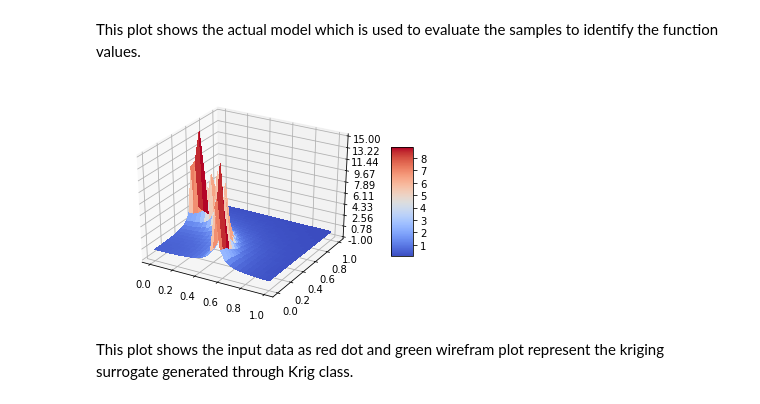
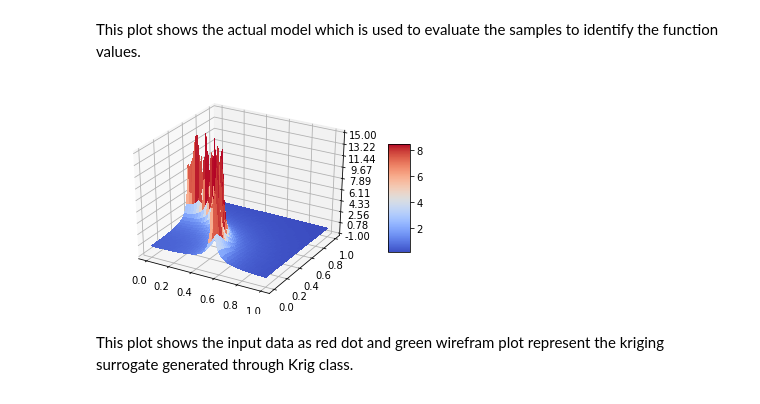
Before and after one commit to volpatto/UQpy, a Jupyter notebook: example/Kriging/Krig_Example2.ipynb, the cells around one changed output. Cells and saved outputs as stored; diff of their text form; code cells hidden in the pictures.

```diff
--- a/example/Kriging/Krig_Example2.ipynb
+++ b/example/Kriging/Krig_Example2.ipynb
@@ -35,30 +35,30 @@ Done!
 # %% [markdown]
 This plot shows the actual model which is used to evaluate the samples to identify the function values.
 # %%
-num = 25
+num = 75
 x1 = np.linspace(0, 1, num)
 x2 = np.linspace(0, 1, num)
 x1v, x2v = np.meshgrid(x1, x2)
 y = np.zeros([num, num])
 y_act = np.zeros([num, num])
 mse = np.zeros([num, num])
 for i in range(num):
     for j in range(num):
         y[i, j], mse[i, j] = K.interpolate(np.array([x1v[i, j], x2v[i, j]]), dy=True)
         y_act[i, j] = np.array(RunModel(np.array([[x1v[i, j], x2v[i, j]]]), model_script='python_model_function.py',
                                ).qoi_list)
 
 fig1 = plt.figure()
 ax = fig1.gca(projection='3d')
 surf = ax.plot_surface(x1v, x2v, y_act, cmap=cm.coolwarm, linewidth=0, antialiased=False)
 ax.set_zlim(-1, 15)
 ax.zaxis.set_major_locator(LinearLocator(10))
 ax.zaxis.set_major_formatter(FormatStrFormatter('%.02f'))
 # Add a color bar which maps values to colors.
 fig1.colorbar(surf, shrink=0.5, aspect=5)
 plt.show()
 # %% [output]
-[figure, old version]
+[figure, new version]
 # %% [markdown]
 This plot shows the input data as red dot and green wirefram plot represent the kriging surrogate generated through Krig class.
 # %%
```
Also changed, not shown: parts of 1 cell of this notebook, 3 other files.
